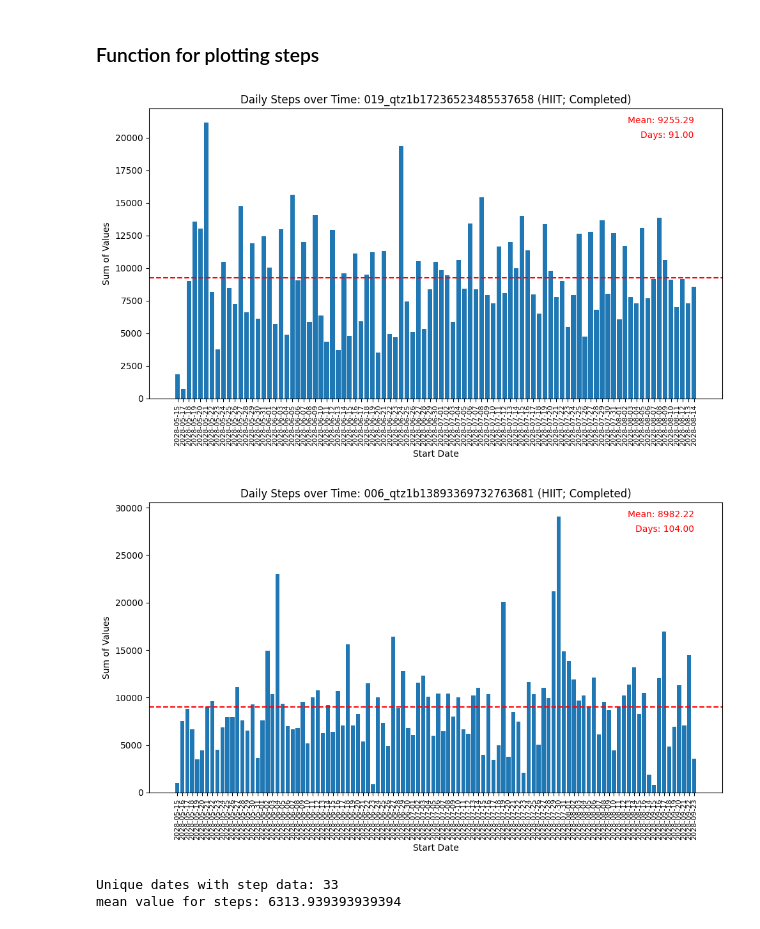
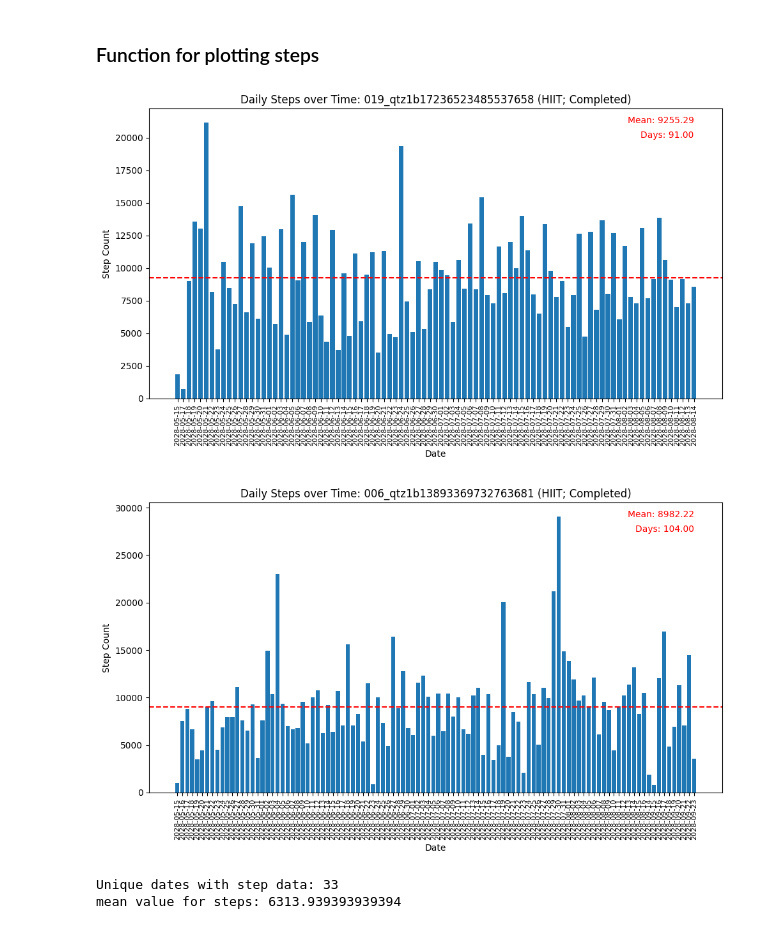
Before and after one commit to cmcginity/hiit-vs-mict, a Jupyter notebook: src/py/notebooks/Fitbit_Steps_Analysis.ipynb, the cells around one changed output. Drawn from its saved outputs; the diff is of its cells as text; code cells hidden in the pictures.

```diff
--- a/src/py/notebooks/Fitbit_Steps_Analysis.ipynb
+++ b/src/py/notebooks/Fitbit_Steps_Analysis.ipynb
@@ -64,54 +63,47 @@ def plot_steps(participant):
 
     step_df = pd.read_csv(step_path)
 
-    # Recode enrollment status
+    # Recode enrollment status and rand group
     step_df['enrollment_status']=step_df['enrollment_status'].replace({4: "On-going Randomized", 5: 'Completed', 6: 'Withdrawn', 7: 'Lost to Follow-Up'})
+    step_df['randomization_group']=step_df['randomization_group'].replace({1: "HIIT", 2: "MICT", 3: "Control"})
 
     # Get metrics for ppt
     Num_Days = len(step_df['start_date'].unique())
     enroll = step_df['enrollment_status'][1]
+    ex_group = step_df['randomization_group'][1]
 
     # Calculate num steps per day (group by start_date, sum the values for each start_date)
     group_df= step_df.groupby('start_date')['value'].sum()
     group_df=pd.DataFrame(group_df)
 
     # Calculate mean steps for this person
     mean_steps = group_df['value'].mean()
     #print("mean value for steps:", mean_steps)
-
-    # Get ppt rand group
-    ex_group = step_df['randomization_group'][1]
-    if ex_group == 1:
-        ex_group = "HIIT"
-    elif ex_group == 2:
-        ex_group = "MICT"
-    elif ex_group == 3:
-        ex_group = "Control"
 
     # Make plot to visualize steps over time
     group_df= step_df.groupby('start_date')['value'].sum()
     plt.figure(figsize=(10, 6))
     plt.bar(group_df.index, group_df.values)  # Line plot
     # plt.bar(group_df.index, group_df.values)  # For bar plot, uncomment this line instead
 
     plt.xlabel('Date')
     plt.ylabel('Step Count')
     plt.title(f'Daily Steps over Time: {participant} ({ex_group}; {enroll})')
     plt.axhline(y=mean_steps, color='r', linestyle='--', label=f'Mean = {mean_steps:.2f}')
     plt.xticks(rotation=90, fontsize=8)  # Rotate x labels for better readability
     plt.tight_layout()  # Adjust layout to prevent clipping of labels
     ymin, ymax = plt.ylim()
     plt.text(x=group_df.index[-1], y=0.95 * ymax,  # Adjust position as needed
          s=f'Mean: {mean_steps:.2f}', color='r', fontsize=10, horizontalalignment='right')
     plt.text(x=group_df.index[-1], y=0.9 * ymax,  # Adjust position as needed
          s=f'Days: {Num_Days:.2f}', color='r', fontsize=10, horizontalalignment='right')
     plt.show()
 
 plot_steps("019_qtz1b17236523485537658")
 plot_steps("006_qtz1b13893369732763681")
 # %% [output]
-[figure, old version]
+[figure, new version]
-[figure, old version]
+[figure, new version]
 # %%
 #participants = ['026_qtz1b12285682268619722', '012_qtz1b17269433695528197', '094_qtz1b15347975827571443', '056_qtz1b12687913936119614', '090_qtz1b15741679182868673']
 
```
Also changed, not shown: parts of 18 cells of this notebook.
